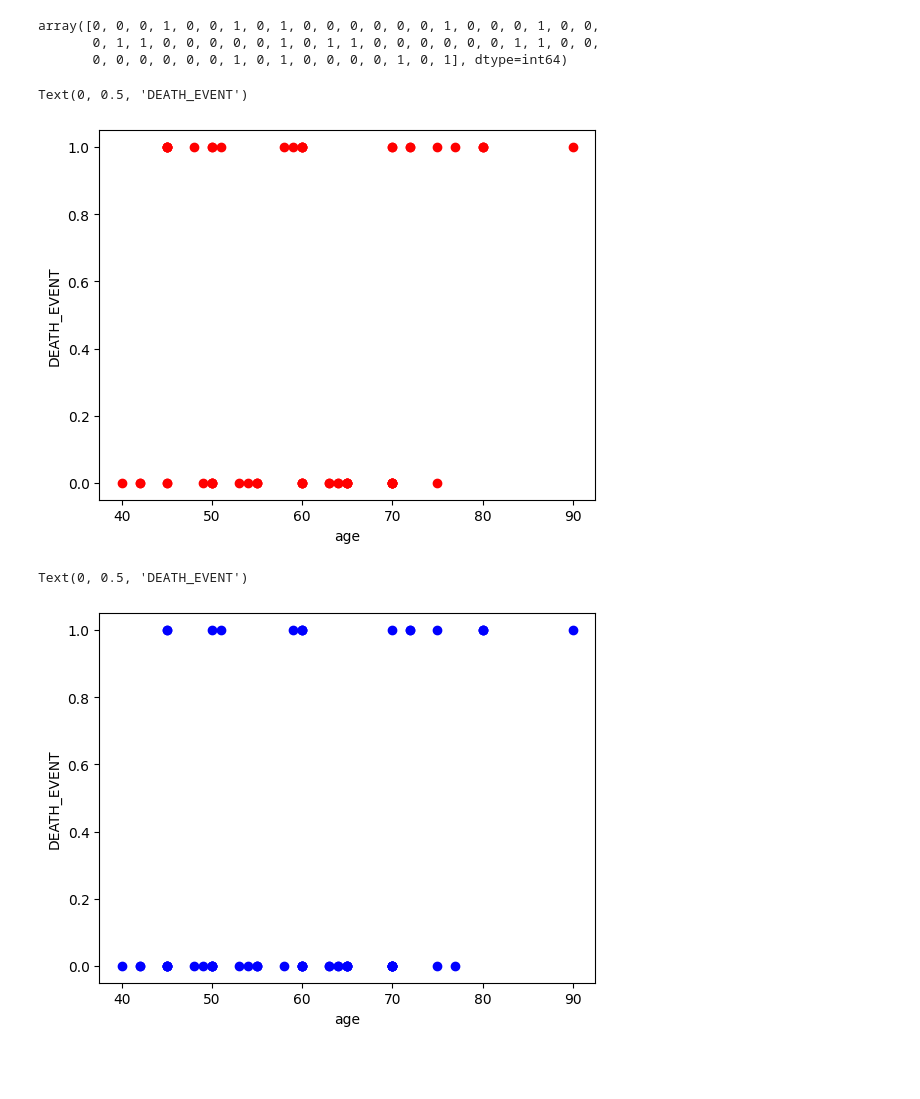
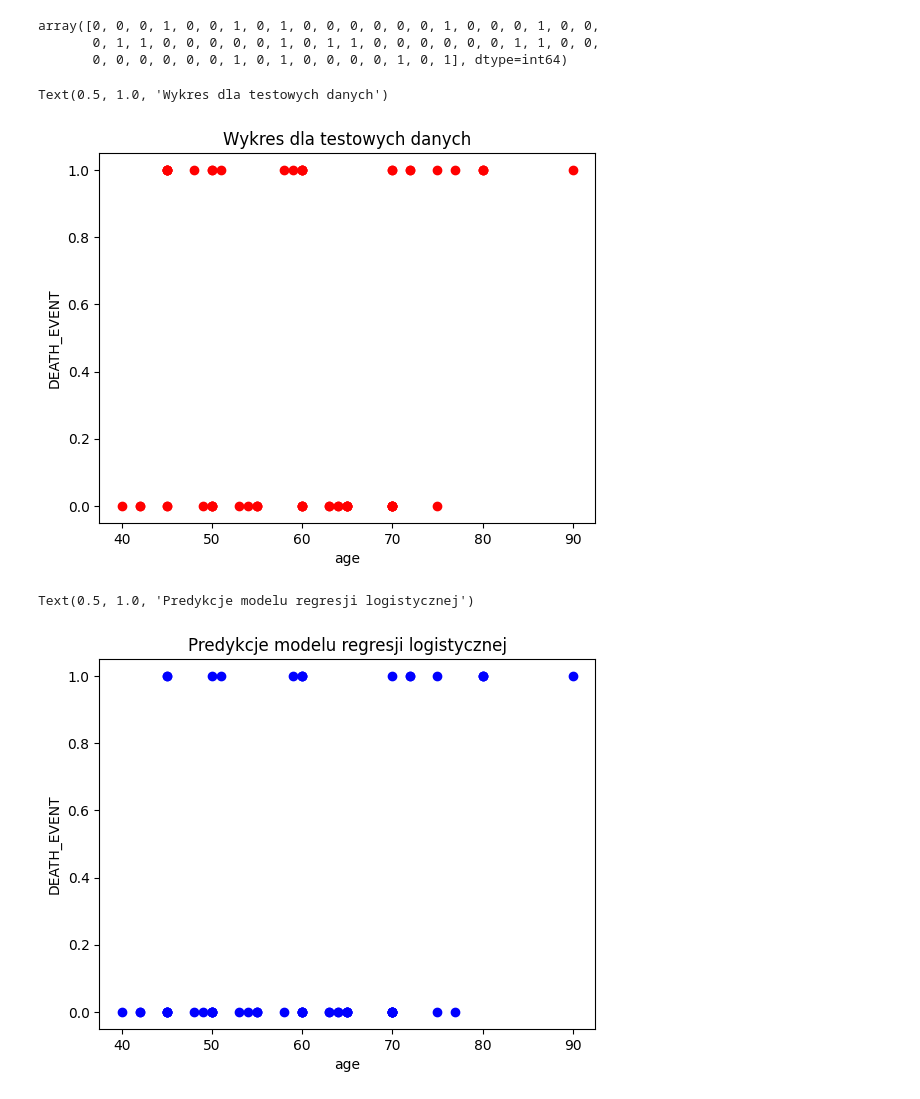
Before and after one commit to MrChazar/Methods_And_Tools_Of_Big_Data, a Jupyter notebook: LAB_3/exercise_4.ipynb, the cells around one changed output. Drawn from its saved outputs; the diff is of its cells as text; code cells hidden in the pictures; blank space fills up the shorter version.

```diff
--- a/LAB_3/exercise_4.ipynb
+++ b/LAB_3/exercise_4.ipynb
@@ -87,16 +87,18 @@ array([0, 0, 0, 1, 0, 0, 1, 0, 1, 0, 0, 0, 0, 0, 0, 1, 0, 0, 0, 1, 0, 0,
 # %%
 # Wizualizacja dla testowych danych
 plt.scatter(X_test['age'], y_test, color = 'red')
 plt.xlabel('age')
 plt.ylabel('DEATH_EVENT')
+plt.title('Wykres dla testowych danych')
 # %% [output]
-Text(0, 0.5, 'DEATH_EVENT')
+Text(0.5, 1.0, 'Wykres dla testowych danych')
-[figure, old version]
+[figure, new version]
 # %%
 # Wizuazlizacja dla predykcji
 plt.scatter(X_test['age'], y_pred, color = 'blue')
 plt.xlabel('age')
 plt.ylabel('DEATH_EVENT')
+plt.title('Predykcje modelu regresji logistycznej')
 # %% [output]
-Text(0, 0.5, 'DEATH_EVENT')
+Text(0.5, 1.0, 'Predykcje modelu regresji logistycznej')
-[figure, old version]
+[figure, new version]
```
Also changed, not shown: 3 other files.
